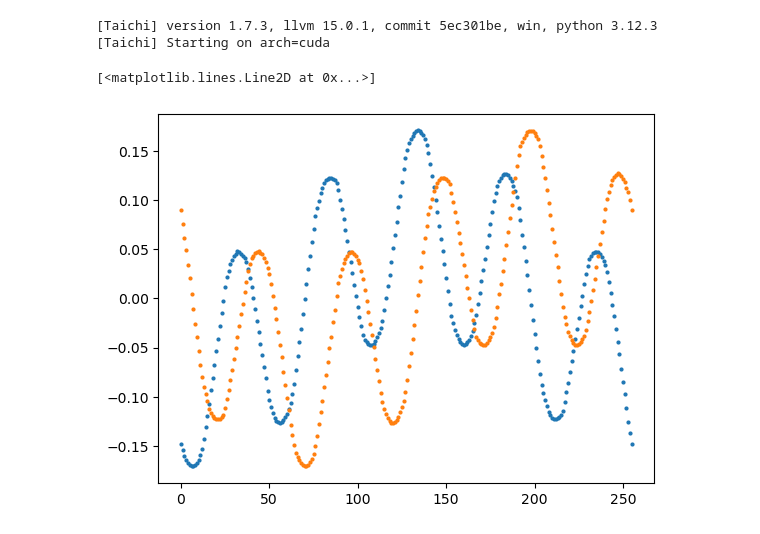
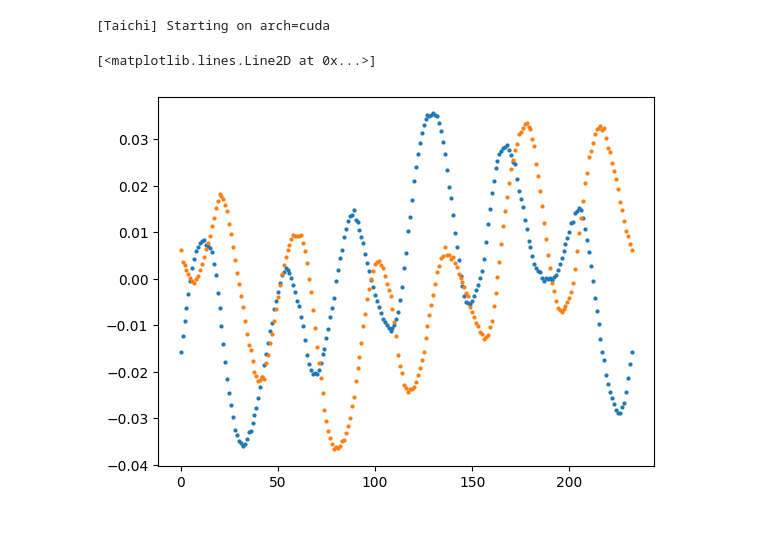
Before and after one commit to ShengzhiWu/moving-sofa-problem, a Jupyter notebook: src/制作动画_房间进化.ipynb, the cells around one changed output. Drawn from its saved outputs; the diff is of its cells as text; code cells hidden in the pictures.

```diff
--- a/src/制作动画_房间进化.ipynb
+++ b/src/制作动画_房间进化.ipynb
@@ -1,26 +1,25 @@
 # %%
 import numpy as np
 import matplotlib.pyplot as plt
 import taichi as ti
 from utils import get_sofa
 from PIL import Image
 
 ti.init(arch=ti.gpu)
 
-path, file_name = '../trajectory/能让等边正方形旋转一周的房间_2/', 'sofa_780.npy'
+path, file_name = '../trajectory/能让正五边形旋转一周的房间_0/', 'sofa_800.npy'
 
 # 载入轨迹数据
 xs, ys, rotations = np.load(path + file_name)
 
 # 数据点
 plt.plot(xs, 'o', markersize=2)
 plt.plot(ys, 'o', markersize=2)
 # plt.plot(rotations, 'o', markersize=2)
 # %% [output]
-[Taichi] version 1.7.3, llvm 15.0.1, commit 5ec301be, win, python 3.12.3
 [Taichi] Starting on arch=cuda
 [<matplotlib.lines.Line2D at 0x...>]
-[figure, old version]
+[figure, new version]
 # %%
 xs_inv = []
 ys_inv = []
```
Also changed, not shown: parts of 4 cells of this notebook, 1 other file.
